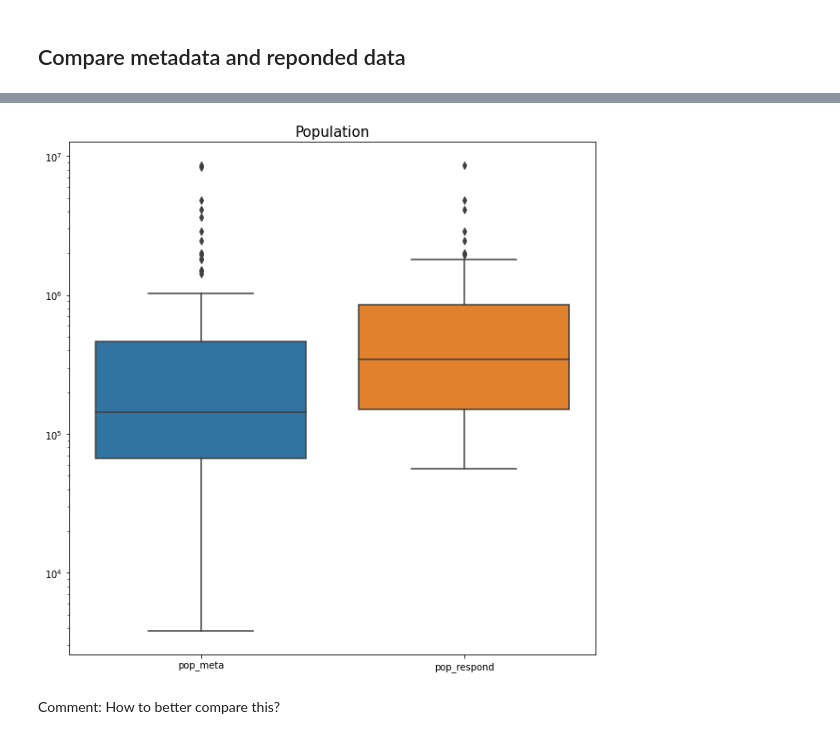
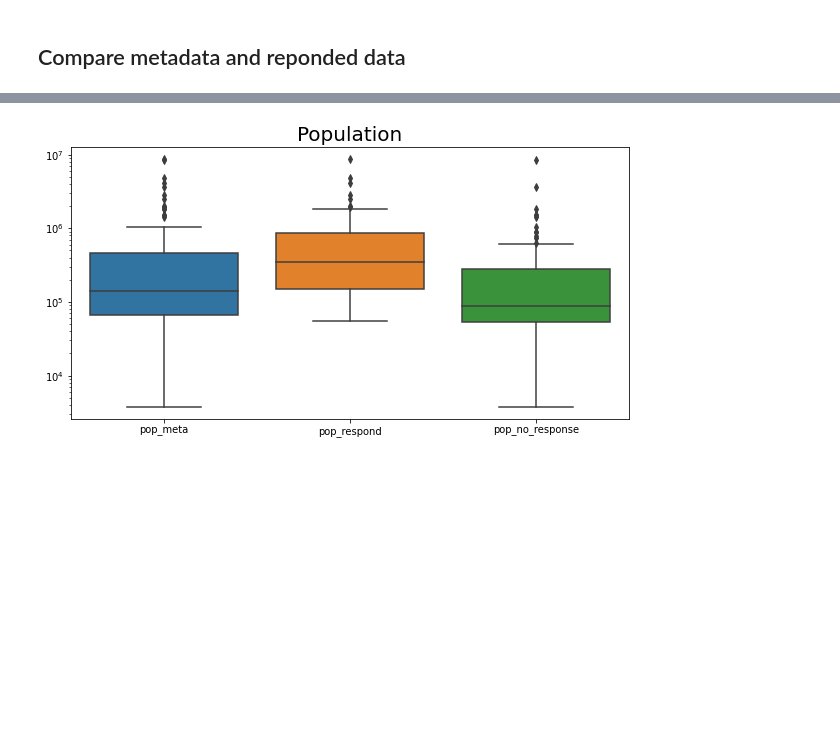
Before and after one commit to eric-shchiu/Smart-city-technology-adoption, a Jupyter notebook: agencies.ipynb, the cells around one changed output, grey strips where cells are left out. Saved outputs shown, nothing was run; the diff lists cells and outputs as text; code cells hidden in the pictures; blank space fills up the shorter version.

```diff
--- a/agencies.ipynb
+++ b/agencies.ipynb
@@ -87,0 +81,3 @@ responded
+# %%
+no_response = transit_survey[transit_survey['survey_response'] == 0]
+no_response.head()
@@ -188,14 +199,14 @@ plt.pie(responded['OrgType'].value_counts(), labels = responded['OrgType'].value
 # %%
 # In log scale
-pop = pd.concat([transit_survey['pop'].reset_index(drop = True).rename('pop_meta'),responded['pop'].reset_index(drop = True).rename('pop_respond')], axis = 1)
+pop = pd.concat([transit_survey['pop'].reset_index(drop = True).rename('pop_meta'),
+                 responded['pop'].reset_index(drop = True).rename('pop_respond'),
+                 no_response['pop'].reset_index(drop = True).rename('pop_no_response')], axis = 1)
 
-plt.figure(figsize = (10,10))
+plt.figure(figsize = (10,5))
 sns.boxplot(data = pop)
-plt.title('Population', fontsize = 15)
+plt.title('Population', fontsize = 20)
 plt.yscale('log')
 # %% [output]
-[figure, old version]
+[figure, new version]
-# %% [markdown]
-Comment: How to better compare this?
 # %%
 # In log scale
```
Also changed, not shown: parts of 35 cells of this notebook.
